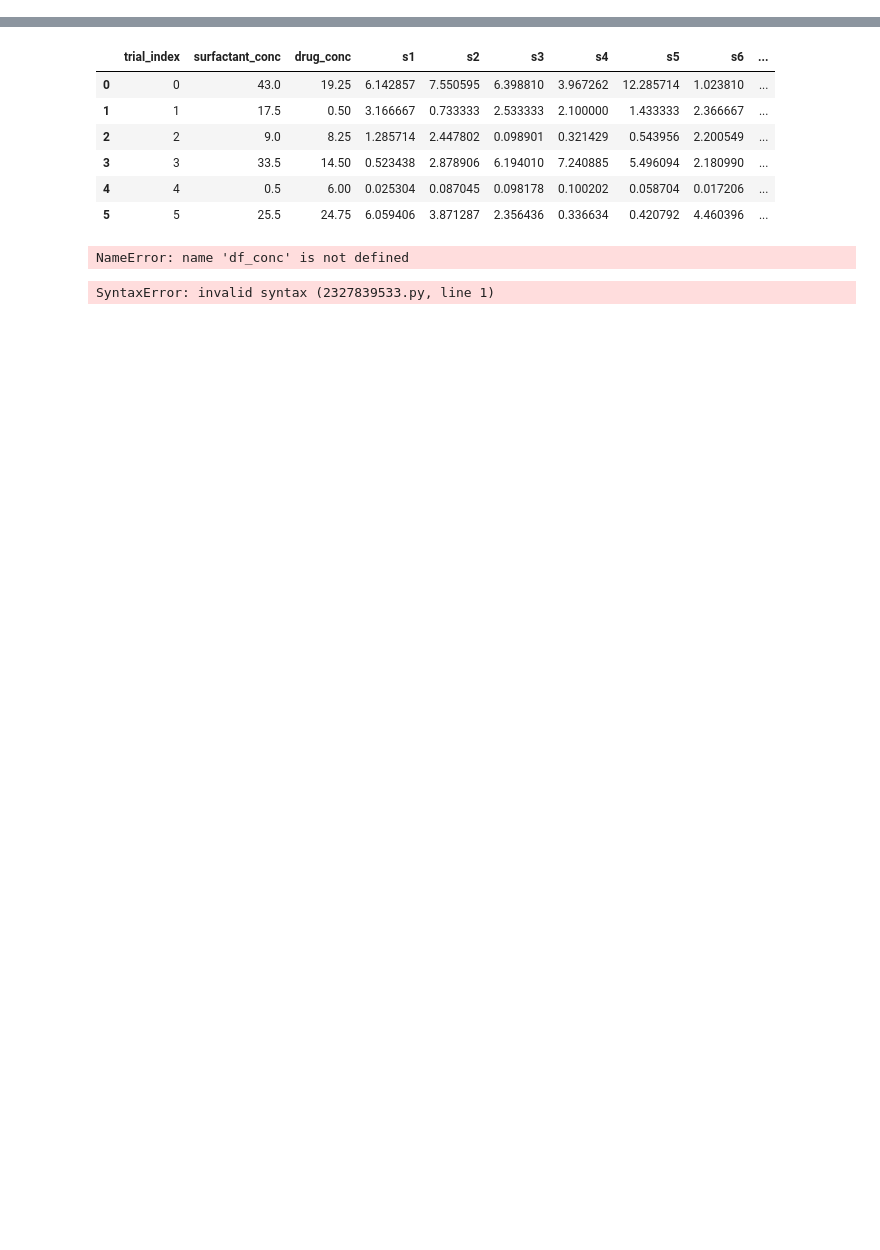
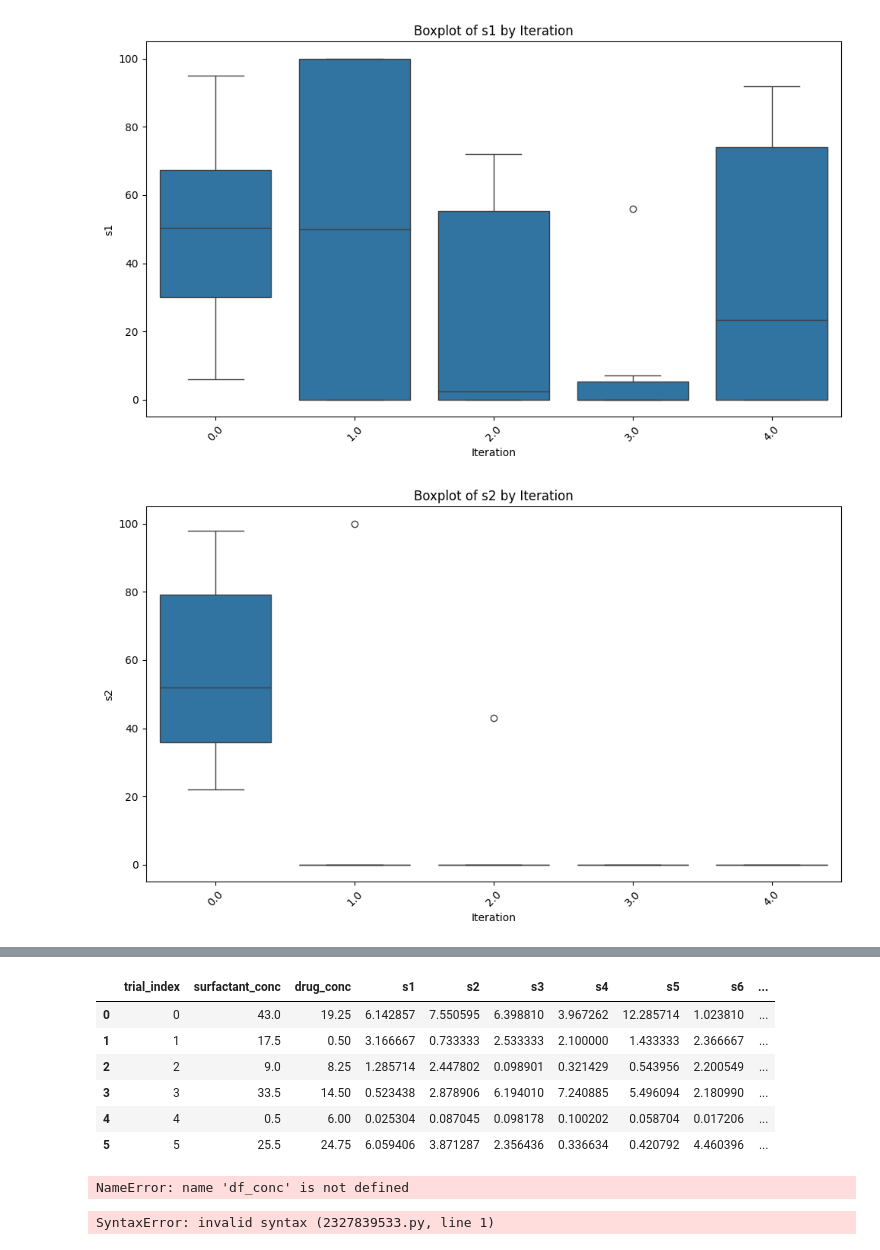
Before and after one commit to zeqingbaosdl5/drug-surfactant, a Jupyter notebook: experiments/data_analysis.ipynb, the cells around one changed output, grey strips where cells are left out. Saved outputs shown, nothing was run; the diff lists cells and outputs as text; code cells hidden in the pictures; blank space fills up the shorter version.

```diff
--- a/experiments/data_analysis.ipynb
+++ b/experiments/data_analysis.ipynb
@@ -48,0 +74,15 @@ df
+# %%
+for col in params:
+
+    plt.figure(figsize=(10, 6))
+    sns.boxplot(x='Iteration', y=col, data=df)
+    plt.title(f'Boxplot of {col} by Iteration')
+    plt.xlabel('Iteration')
+    plt.ylabel(col)
+    plt.xticks(rotation=45)
+    plt.tight_layout()
+    plt.savefig(f'boxplot_{col}.png')
+    plt.show()
+# %% [output]
+[figure, added]
+[figure, added]
```
Also changed, not shown: parts of 9 cells of this notebook, 34 other files.
